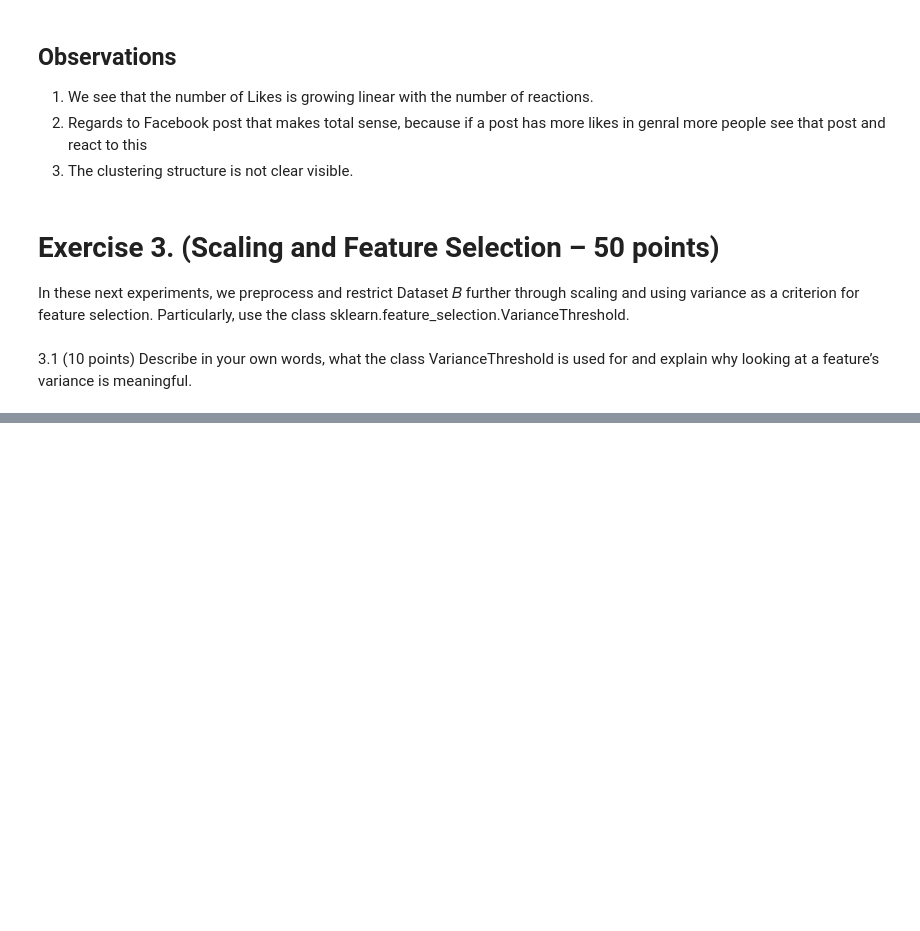
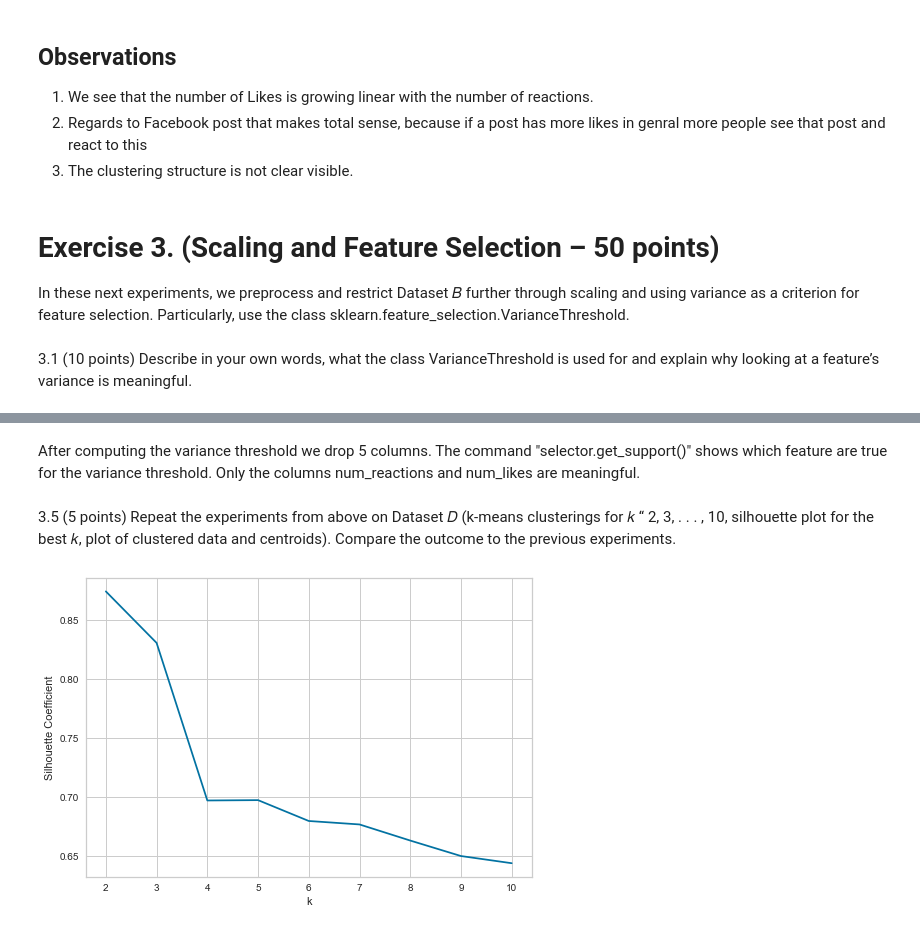
Before and after one commit to wuesten/Portfolio_1_MMS, a Jupyter notebook: portfolio_exam.ipynb, the cells around one changed output, grey strips where cells are left out. Cells and saved outputs as stored; diff of their text form; code cells hidden in the pictures; blank space fills up the shorter version.

```diff
--- a/portfolio_exam.ipynb
+++ b/portfolio_exam.ipynb
@@ -240,0 +318,6 @@ test
+# %%
+selector = VarianceThreshold(threshold=0.005)
+df_d  = selector.fit_transform(df_b)
+print(selector.get_support())
+df_d = pd.DataFrame(df_d,columns=["num_reactions", "num_likes"])
+df_d
@@ -240,0 +339,13 @@ test
+# %% [markdown]
+After computing the variance threshold we drop 5 columns.  The command "selector.get_support()" shows which feature are true for the variance threshold. Only the columns num_reactions and num_likes are meaningful.
+# %% [markdown]
+3.5 (5 points) Repeat the experiments from above on Dataset 𝐷 (k-means clusterings for 𝑘 “
+2, 3, . . . , 10, silhouette plot for the best 𝑘, plot of clustered data and centroids). Compare the
+outcome to the previous experiments.
+# %%
+k_min = 2
+k_max = 10
+kmeans,silhouette = calculate_silhouette_score(k_min,k_max,df_d)
+plot_silhouette_score(k_min,k_max,silhouette)
+# %% [output]
+[figure, added]
```
Also changed, not shown: parts of 26 cells of this notebook.
